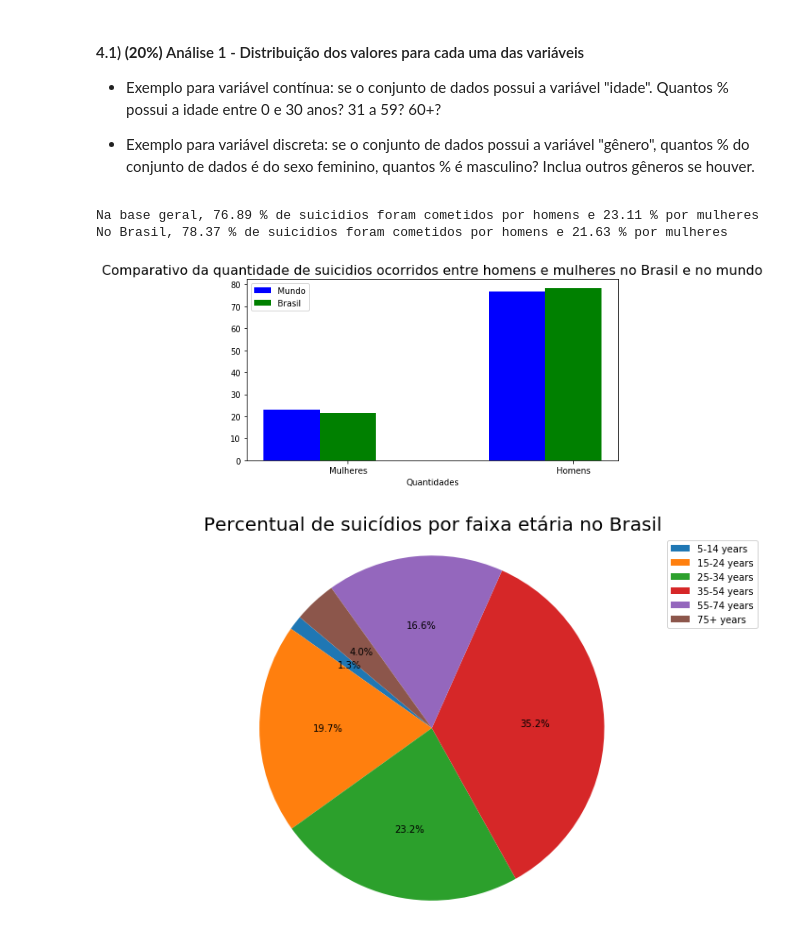
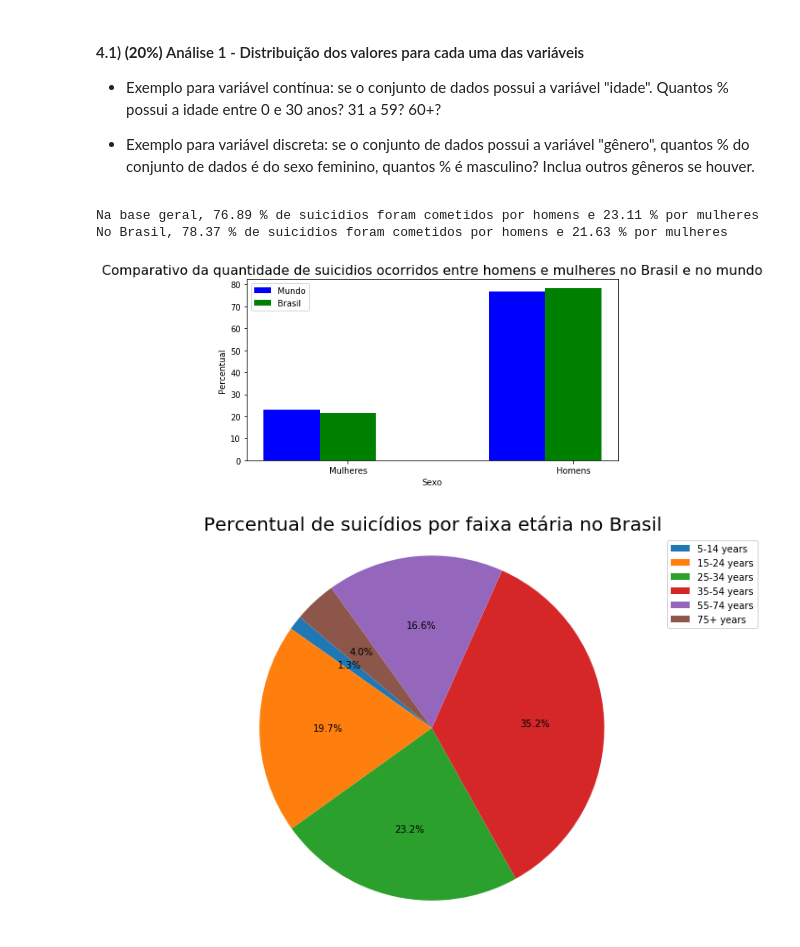
Before and after one commit to kessiavg/pos, a Jupyter notebook: projeto_1.ipynb, the cells around one changed output. Saved outputs shown, nothing was run; the diff lists cells and outputs as text; code cells hidden in the pictures.

```diff
--- a/projeto_1.ipynb
+++ b/projeto_1.ipynb
@@ -162,35 +157,36 @@ print('Na base geral,', percentual_homens, '% de suicidios foram cometidos por h
 # Percentual de Mulheres e homens apenas no Brasil
 total_mulheres_br = sum(df_brasil[df_brasil['sex'] == 1].suicides)
 total_homens_br = sum(df_brasil[df_brasil['sex'] == 0].suicides)
 total_geral_br = total_mulheres_br + total_homens_br
 
 percentual_mulheres_br = round((total_mulheres_br / total_geral_br) * 100, 2)
 percentual_homens_br = round((total_homens_br / total_geral_br) * 100, 2)
 
 print('No Brasil,', percentual_homens_br, '% de suicidios foram cometidos por homens e', percentual_mulheres_br, '% por mulheres')
 
 
 # Grafico comparando Percentual de homens e mulheres no Brasil e no mundo
 valores_mundo = [percentual_mulheres, percentual_homens]
 valores_brasil = [percentual_mulheres_br, percentual_homens_br]
 
 barWidth=0.25
 
 r1 = np.arange(len(valores_mundo))
 r2 = [x + barWidth for x in r1]
 
 plt.figure(figsize=(8, 4))
 plt.bar(r1, valores_mundo, color="blue", width = barWidth, label="Mundo")
 plt.bar(r2, valores_brasil, color="green", width = barWidth, label="Brasil")
-plt.xlabel('Quantidades')
+plt.xlabel('Sexo')
+plt.ylabel('Percentual')
 plt.xticks([r + barWidth for r in range(len(valores_mundo))], ['Mulheres', 'Homens'])
 plt.legend()
 plt.title('Comparativo da quantidade de suicidios ocorridos entre homens e mulheres no Brasil e no mundo', fontsize=16)
 plt.show()
 # %% [output]
 Na base geral, 76.89 % de suicidios foram cometidos por homens e 23.11 % por mulheres
 No Brasil, 78.37 % de suicidios foram cometidos por homens e 21.63 % por mulheres
-[figure, old version]
+[figure, new version]
 # %%
 # Percentual dividido por todas as faixas etárias no Brasil
 
```
Also changed, not shown: parts of 10 cells of this notebook.
